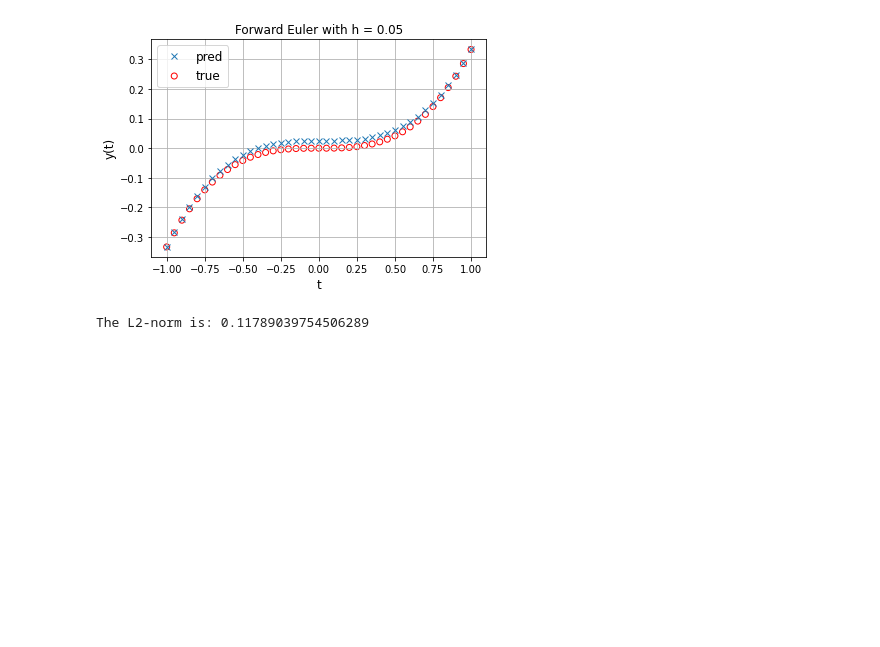
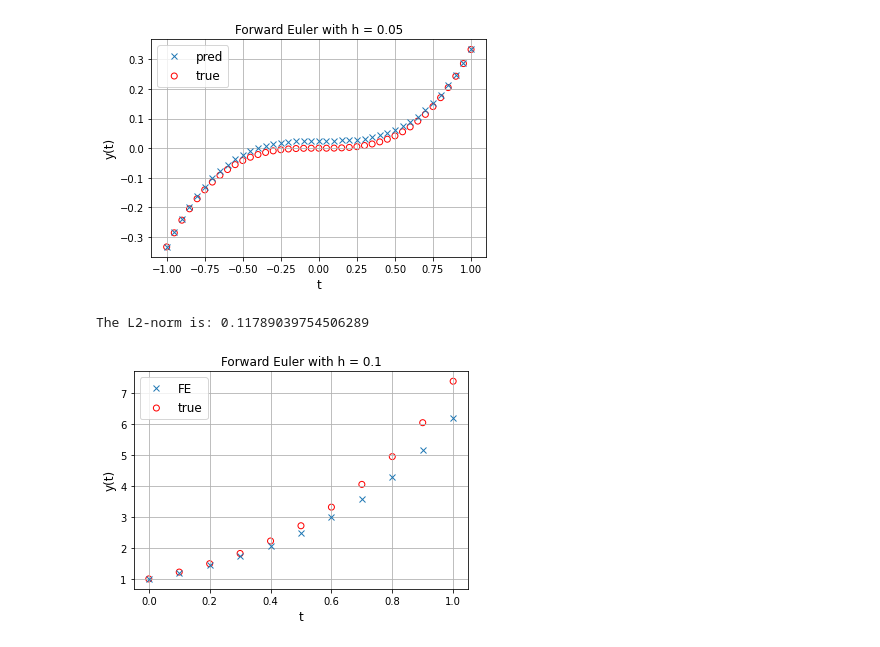
Before and after one commit to tanasr/DeepSolver, a Jupyter notebook: src/ode_solver.ipynb, the cells around one changed output. Cells and saved outputs as stored; diff of their text form; code cells hidden in the pictures; blank space fills up the shorter version.

```diff
--- a/src/ode_solver.ipynb
+++ b/src/ode_solver.ipynb
@@ -10,7 +10,9 @@ t0, tN, h = -1, 1, 0.05
 t = np.arange(t0, tN+h, h)
 # %%
 # f(t) = y' = t**2
-def f(t,x):                     #TODO --> f(t, yt)
+
+#this is a bad example cause here f is not dependent on y
+def f(t,y):                     #TODO --> f(t, yt)
     dydt = t**2
     return dydt
 
@@ -55,3 +57,31 @@ print('The L2-norm is: {0}'.format(error))
 # %% [output]
 [figure]
 The L2-norm is: 0.11789039754506289
+# %%
+# another function, where is f(t, y(t))
+def dydt(t, y):
+    dydt = 2*y
+    return dydt
+
+def exact(t):
+    return np.exp(2*t)
+# %%
+t0 = 0; tN = 1; h = 0.1
+t = np.arange(t0, tN+h, h)
+# %%
+y = np.zeros(len(t))
+y[0] = 1 #initial cond
+for n in range(len(t)-1):
+    y[n+1] = y[n] + h*dydt(t,y[n])
+error = norm([y_true - y_pred_FE],2)
+# %%
+plt.figure()
+plt.scatter(t,exact(t),facecolors='none', edgecolors='r',label='true')
+plt.plot(t, y, 'x', label='FE')
+plt.xlabel('t', fontsize='large')
+plt.ylabel('y(t)', fontsize='large')
+plt.title('Forward Euler with h = {0}'.format(h))
+plt.legend(loc='best',fontsize='large'); plt.grid(); plt.show()
+print('The L2-norm is: {0}'.format(error))
+# %% [output]
+[figure, added]
```
